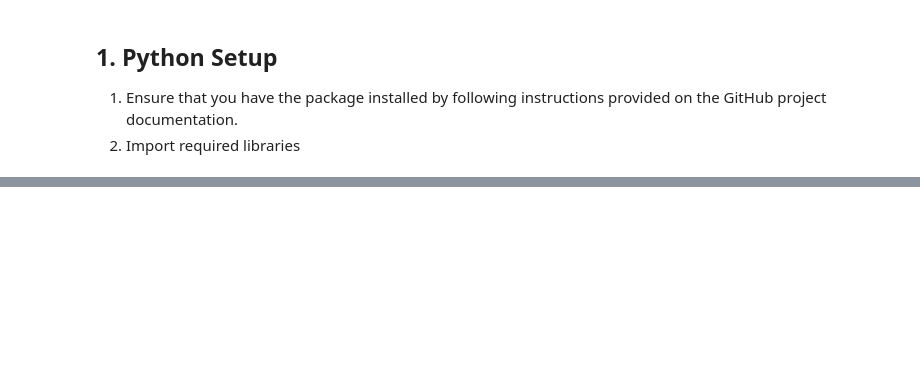
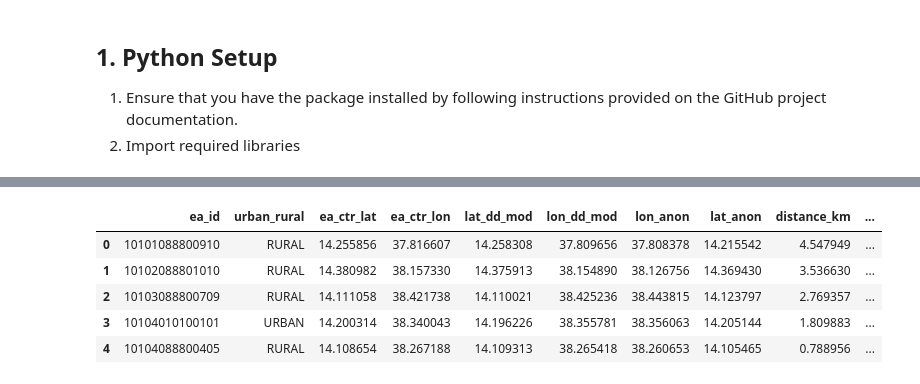
Before and after one commit to worldbank/Spatial-Anonymization, a Jupyter notebook: notebooks/usage_examples.ipynb, the cells around one changed output, grey strips where cells are left out. Drawn from its saved outputs; the diff is of its cells as text; code cells hidden in the pictures; blank space fills up the shorter version.

Commit message:
Finalized DHS Vanilla methods tests

```diff
--- a/notebooks/usage_examples.ipynb
+++ b/notebooks/usage_examples.ipynb
@@ -380,0 +365,2 @@ df_anonymized = anonymize_survey_coordinates(
+# %%
+df_eth = pd.read_csv("/Users/dmatekenya/Library/CloudStorage/OneDrive-WBG/Survey-Geo-Enhancement/git-repos/spatial-anonymization/data/tests/eth/coords.csv")
@@ -380,0 +371,18 @@ df_anonymized = anonymize_survey_coordinates(
+# %%
+adm = "/Users/dmatekenya/Library/CloudStorage/OneDrive-WBG/Survey-Geo-Enhancement/git-repos/spatial-anonymization/data/tests/eth/shp_adm2/eth_admbnda_adm2_csa_bofed_20190827.shp"
+outdir = Path("/Users/dmatekenya/Library/CloudStorage/OneDrive-WBG/Survey-Geo-Enhancement/git-repos/spatial-anonymization/data/tests/eth/outputs")
+df_eth_anon = anonymize_survey_coordinates(
+    df=df_eth,
+    lon_col='ea_ctr_lon',
+    lat_col='ea_ctr_lat',
+    urban_rural_col="urban_rural",
+    urban_value="URBAN",
+    rural_value="RURAL",
+    method="dhs",
+    country_iso3="ETH",
+    output_dir=outdir,
+    admin_boundaries=adm,
+    n_workers=12,
+    max_attempts=100,
+    extract_displaced_population=False
+)
@@ -380,0 +407,9 @@ df_anonymized = anonymize_survey_coordinates(
+# %%
+df_eth_anon.head()
+# %% [output]
+|  | ea_id | urban_rural | ea_ctr_lat | ea_ctr_lon | lat_dd_mod | lon_dd_mod | lon_anon | lat_anon | distance_km | ... |
+| 0 | 10101088800910 | RURAL | 14.255856 | 37.816607 | 14.258308 | 37.809656 | 37.808378 | 14.215542 | 4.547949 | ... |
+| 1 | 10102088801010 | RURAL | 14.380982 | 38.157330 | 14.375913 | 38.154890 | 38.126756 | 14.369430 | 3.536630 | ... |
+| 2 | 10103088800709 | RURAL | 14.111058 | 38.421738 | 14.110021 | 38.425236 | 38.443815 | 14.123797 | 2.769357 | ... |
+| 3 | 10104010100101 | URBAN | 14.200314 | 38.340043 | 14.196226 | 38.355781 | 38.356063 | 14.205144 | 1.809883 | ... |
+| 4 | 10104088800405 | RURAL | 14.108654 | 38.267188 | 14.109313 | 38.265418 | 38.260653 | 14.105465 | 0.788956 | ... |
```
Also changed, not shown: parts of 60 cells of this notebook, 9 other files.
